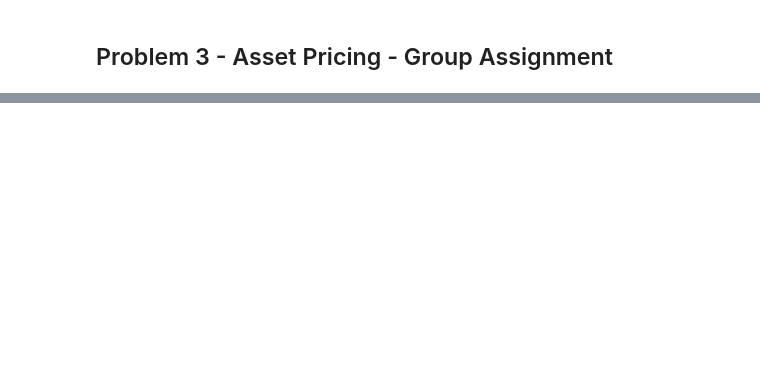
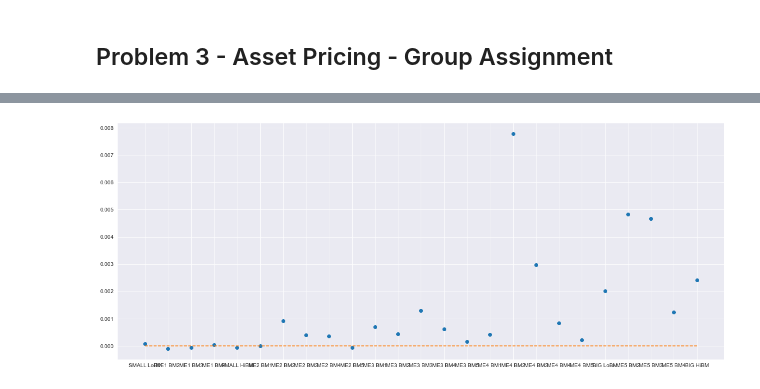
Before and after one commit to lmcorrigan0/asset_pricing, a Jupyter notebook: Problem 3 - Vicente/Problem 2.ipynb, the cells around one changed output, grey strips where cells are left out. Drawn from its saved outputs; the diff is of its cells as text; code cells hidden in the pictures; blank space fills up the shorter version.

```diff
--- a/Problem 3 - Vicente/Problem 2.ipynb
+++ b/Problem 3 - Vicente/Problem 2.ipynb
@@ -68,8 +68,3 @@ for i in reg_df.columns:
         aux_df = {"var": [i], "alpha": [res.params['const']], "beta": [res.params['RM']]}
         aux_df = pd.DataFrame(aux_df)
         output_df = output_df.append(aux_df)
-
-factors = sm.add_constant(reg_df['RM'])
-mod = sm.OLS(reg_df[reg_df.columns[1]], factors)
-print(mod.fit().summary())
-print(output_df)
@@ -110,0 +91,63 @@ fig = plt.plot(output_df['var'], output_df['line'])
+# %%
+#
+
+df['inv_factor'] = df['Lo 30'] - df['Hi 30']
+
+# c) See Goyal. SKIP for now
+
+# Calculate average market return
+
+#portfolio['RM'] = portfolio.apply(np.mean, axis = 0) # Not necessary. Already in Fama-Frech data
+
+factor_df = pd.read_csv("F-F_Research_Data_Factors.csv", index_col = "DATE")
+factor_df.index = pd.to_datetime(factor_df.index, format= "%Y%m")
+
+# Subtract RF on all columns
+
+factor_df_adj = pd.merge(left = portfolio, right = factor_df['RF'], on = 'DATE', how = 'inner')
+
+for i in factor_df_adj:
+    if(i != 'RF'):
+        factor_df_adj[i] = factor_df_adj[i] - factor_df_adj['RF']
+
+
+# Run 2 regressions for every portfolio
+
+factor_df_adj = pd.merge(left = factor_df_adj, right = factor_df[["RM", "SMB", "HML"]], on = 'DATE', how = 'inner')
+factor_df_adj = pd.merge(left = factor_df_adj, right = df['inv_factor'], on = "DATE", how = "inner")
+# Note that RM = Mkt-RF already
+
+factors_ni = sm.add_constant(factor_df_adj[["RM","SMB","HML"]])
+factors_i = sm.add_constant(factor_df_adj[["RM","SMB","HML","inv_factor"]])
+
+df_outputs = pd.DataFrame(columns = ['portfolio','alpha_ni', 'rsq_ni','tstat_ni','rss_ni',
+                                     'alpha_i', 'rsq_i','tstat_i','rss_i'])
+
+df_aux_reg = factor_df_adj.drop(['RF','SMB','HML','inv_factor','RM'], axis = 1)
+#df_aux_reg.columns
+
+for i in df_aux_reg.columns:
+    mod_ni = sm.OLS(factor_df_adj[i], factors_ni)
+    res_ni = mod_ni.fit(cov_type="HC0")
+    mod_i = sm.OLS(factor_df_adj[i], factors_i)
+    res_i = mod_i.fit(cov_type="HC0")
+    aux_df = {'portfolio': [i],
+                'alpha_ni' : [res_ni.params.loc['const']],
+                'rsq_ni' : [res_ni.rsquared_adj],
+                'tstat_ni' : [res_ni.tvalues[0]],
+                'rss_ni' : [res_ni.ssr],
+                'alpha_i' : [res_i.params.loc['const']],
+                'rsq_i' : [res_i.rsquared_adj],
+                'tstat_i' : [res_i.tvalues[0]],
+                'rss_i' : [res_i.ssr]}
+    aux_df = pd.DataFrame(aux_df)
+    df_outputs = df_outputs.append(aux_df)
+
+# TEST
+df_outputs['rsq_diff'] = df_outputs['rsq_i'] - df_outputs['rsq_ni']
+
+fig2 = plt.figure(figsize=(20, 8))
+fig2 = plt.plot(df_outputs['portfolio'], df_outputs['rsq_diff'], 'o')
+fig2 = plt.plot(np.repeat(0,25), linestyle = 'dashed')
+# %% [output]
+[figure, added]
```
Also changed, not shown: parts of 4 cells of this notebook, 1 other file.
